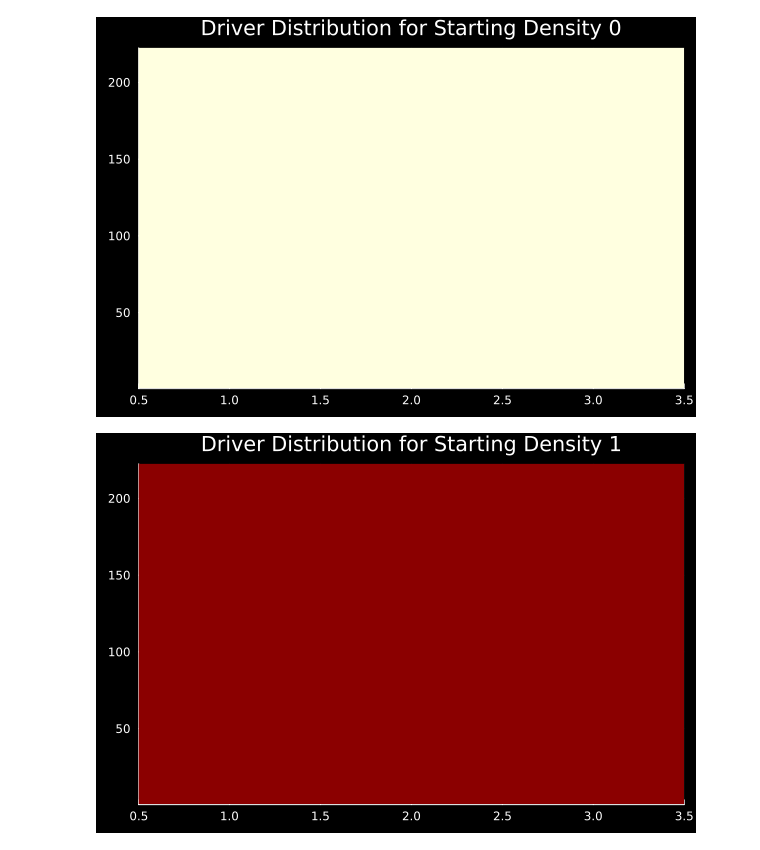
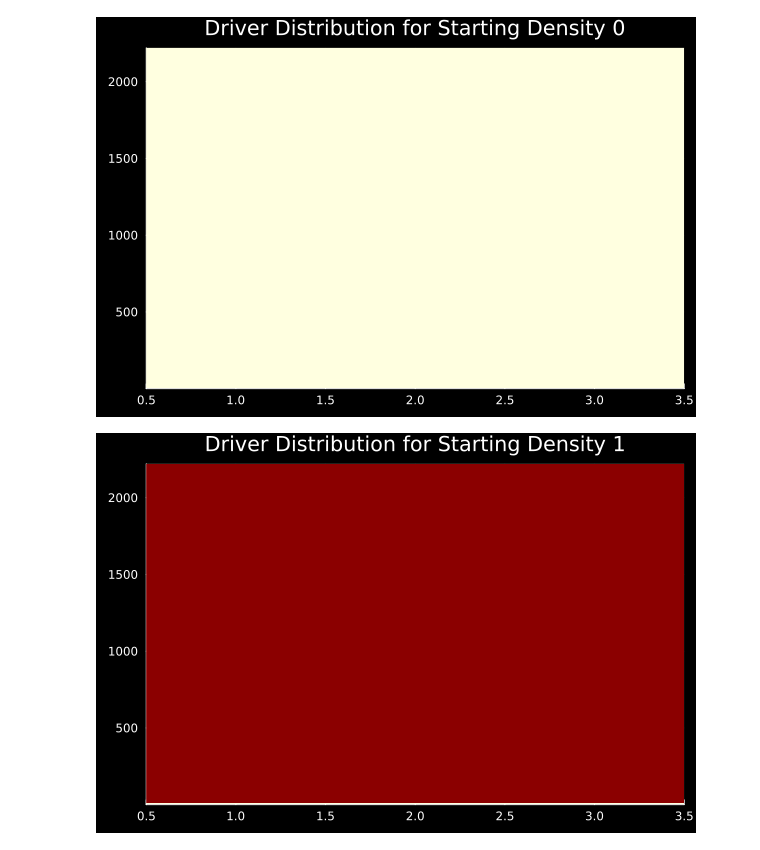
Before and after one commit to MohGhoraishi/TrafficSimulation, a Jupyter notebook: DriverBehaviour/DriverBehaviourTest.ipynb, the cells around one changed output. Saved outputs shown, nothing was run; the diff lists cells and outputs as text; code cells hidden in the pictures.

```diff
--- a/DriverBehaviour/DriverBehaviourTest.ipynb
+++ b/DriverBehaviour/DriverBehaviourTest.ipynb
@@ -27,10 +29,10 @@ heatmap(roadMatrix, legend = false, title = "Driver Distribution for Starting De
 # %%
-roadMatrix = DriverBehaviour.initializeRoad(numberLanesRoad, 0.0, averageCarLengthDriver, lengthRoad)
+roadMatrix = DriverBehaviour.initializeRoad(numberLanesRoad, 0.0, averageCarLengthDriver, lengthRoad, 10)
 heatmap(roadMatrix, legend = false, title = "Driver Distribution for Starting Density 0", background = :black, c = :heat)
 # %% [output]
-[figure, old version]
+[figure, new version]
 # %%
-roadMatrix = DriverBehaviour.initializeRoad(numberLanesRoad, 1.0, averageCarLengthDriver, lengthRoad)
+roadMatrix = DriverBehaviour.initializeRoad(numberLanesRoad, 1.0, averageCarLengthDriver, lengthRoad, 10)
 heatmap(roadMatrix, legend = false, title = "Driver Distribution for Starting Density 1", background = :black, c = :heat)
 # %% [output]
-[figure, old version]
+[figure, new version]
```
Also changed, not shown: parts of 3 cells of this notebook.
